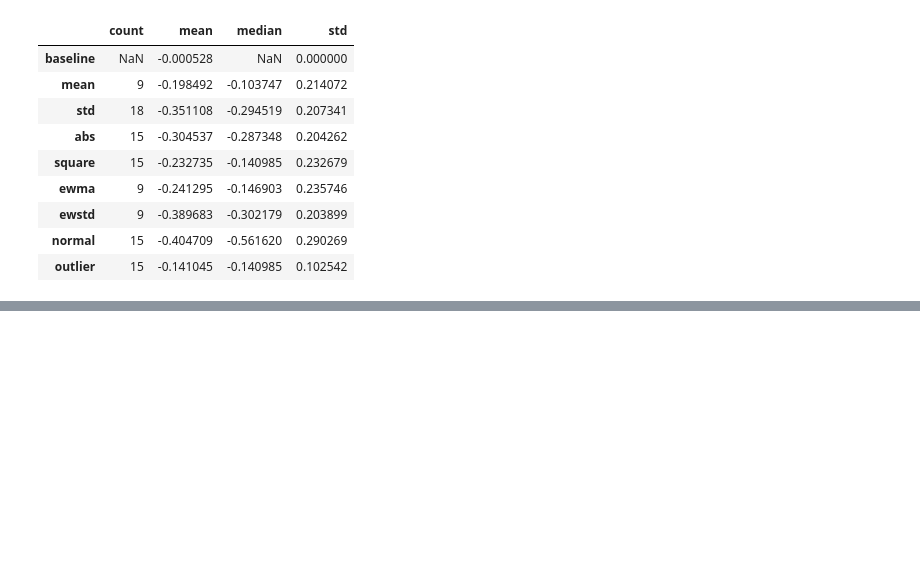
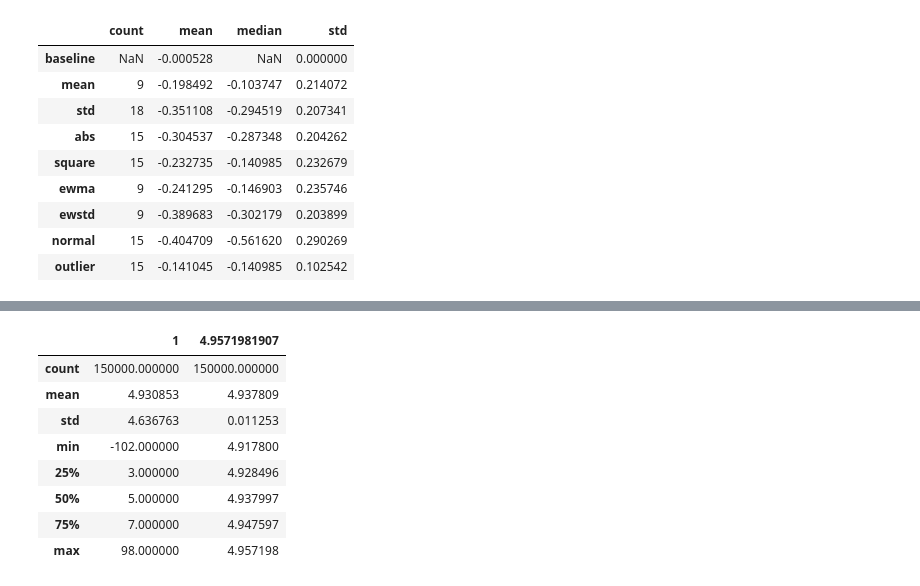
Before and after one commit to jeff-daniels/kaggle-scripts, a Jupyter notebook: LANL Earthquake Detection.ipynb, the cells around one changed output, grey strips where cells are left out. Saved outputs shown, nothing was run; the diff lists cells and outputs as text; code cells hidden in the pictures; blank space fills up the shorter version.

```diff
--- a/LANL Earthquake Detection.ipynb
+++ b/LANL Earthquake Detection.ipynb
@@ -627,0 +650,12 @@ get_keyword_corr_stats(corr_df, ['mean', 'std', 'abs', 'square', 'ewma', 'ewstd'
+# %%
+train_seg.describe()
+# %% [output]
+|  | 1 | 4.9571981907 |
+| count | 150000.000000 | 150000.000000 |
+| mean | 4.930853 | 4.937809 |
+| std | 4.636763 | 0.011253 |
+| min | -102.000000 | 4.917800 |
+| 25% | 3.000000 | 4.928496 |
+| 50% | 5.000000 | 4.937997 |
+| 75% | 7.000000 | 4.947597 |
+| max | 98.000000 | 4.957198 |
```
Also changed, not shown: parts of 7 cells of this notebook.
